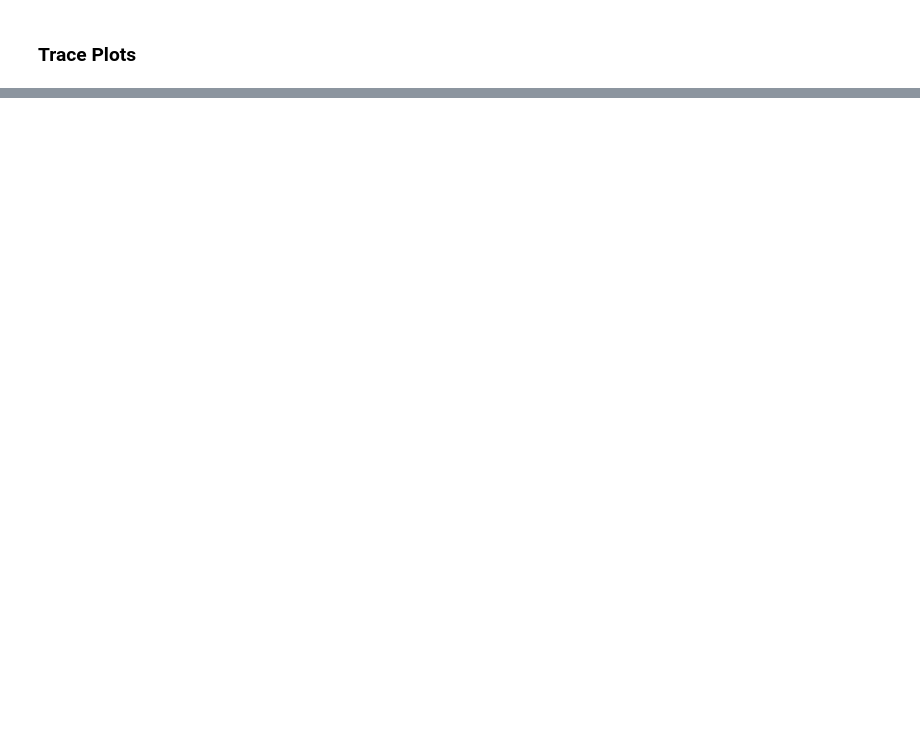
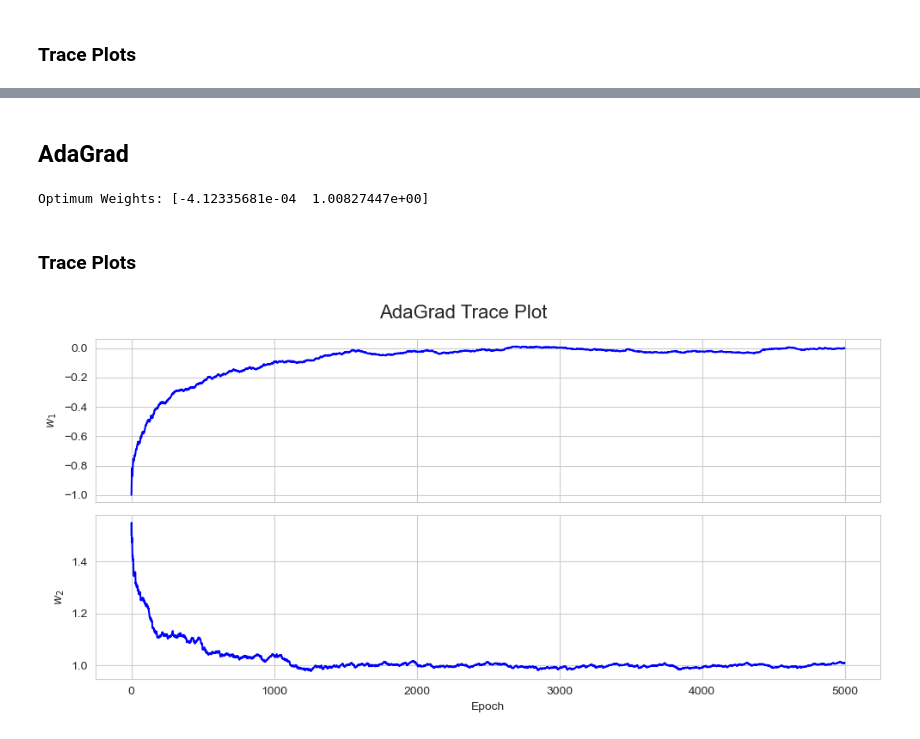
Before and after one commit to jreaso/gradient-descent-algorithms, a Jupyter notebook: logistic_regression_example.ipynb, the cells around one changed output, grey strips where cells are left out. Cells and saved outputs as stored; diff of their text form; code cells hidden in the pictures; blank space fills up the shorter version.

Commit message:
updated notebook with adagrad

```diff
--- a/logistic_regression_example.ipynb
+++ b/logistic_regression_example.ipynb
@@ -336,0 +364,27 @@ plt.show()
+# %% [markdown]
+## AdaGrad
+# %%
+np.random.seed(42)
+w_opt, w_trace = adagrad(grad_fun, z_obs, (-1, 1.5), learning_rate, max_epochs=5_000, return_trace=True)
+
+print(f"Optimum Weights: {w_opt}")
+# %% [output]
+Optimum Weights: [-4.12335681e-04  1.00827447e+00]
+# %% [markdown]
+### Trace Plots
+# %%
+fig, (ax1, ax2) = plt.subplots(2, 1, figsize=(10, 5), sharex=True)
+
+sns.lineplot(x=range(len(w_trace)), y=w_trace[:, 0], ax=ax1, color='blue')
+ax1.set_ylabel('$w_1$')
+
+sns.lineplot(x=range(len(w_trace)), y=w_trace[:, 1], ax=ax2, color='blue')
+ax2.set_ylabel('$w_2$')
+ax2.set_xlabel('Epoch')
+
+fig.suptitle('AdaGrad Trace Plot', fontsize=16)
+plt.tight_layout()
+plt.savefig('images/adagrad_trace_plots', dpi=dpi)
+plt.show()
+# %% [output]
+[figure, added]
```
Also changed, not shown: parts of 15 cells of this notebook, 7 other files.
